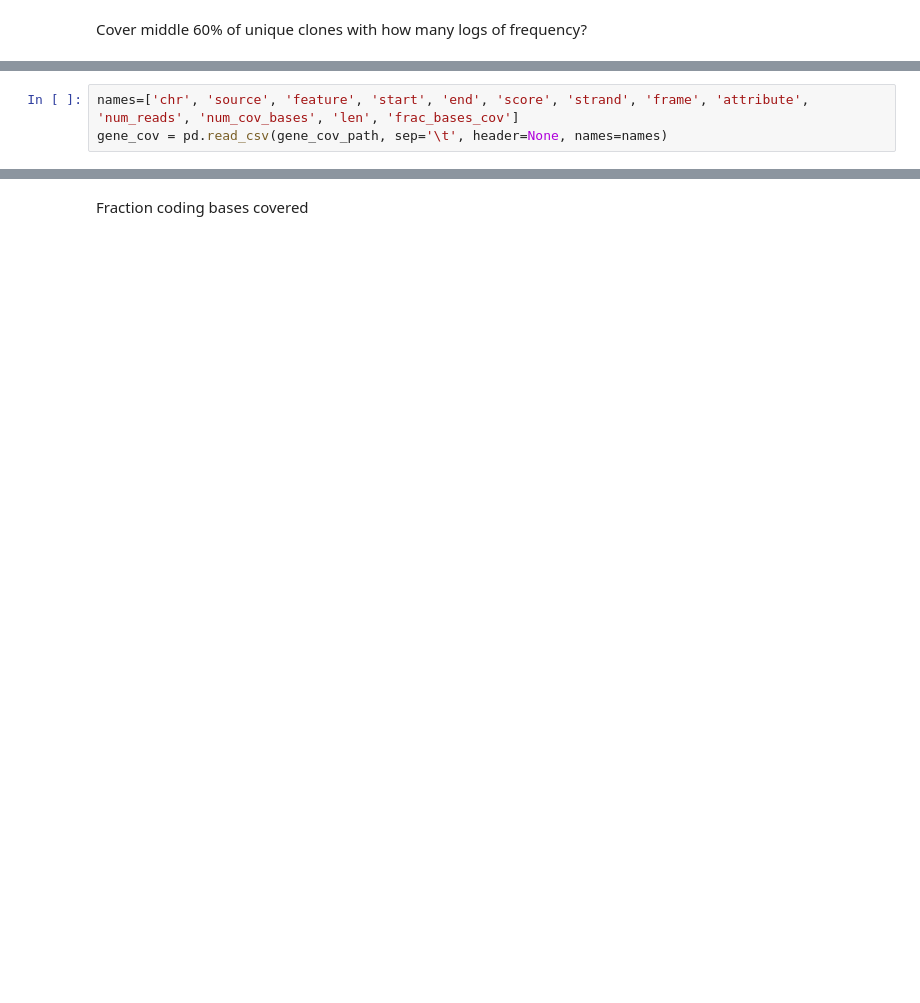
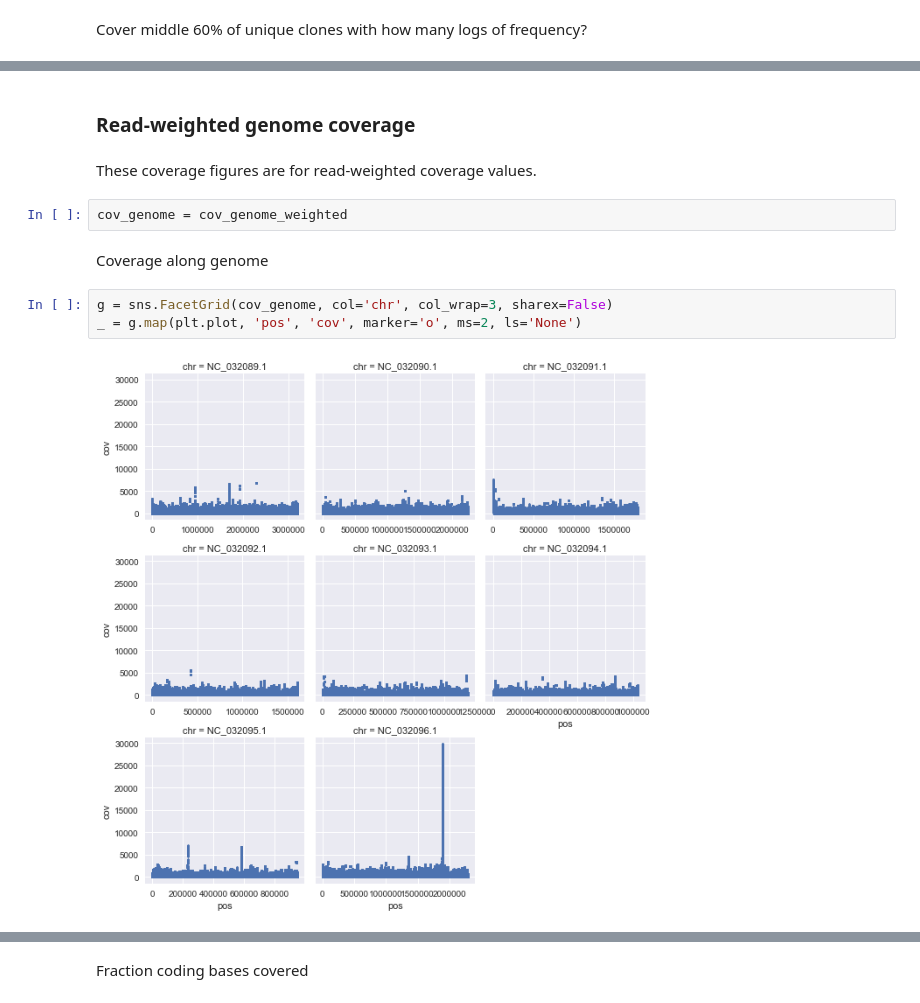
Before and after one commit to lasersonlab/pepsyn, a Jupyter notebook: workflows/single_species_single_end.ipynb, the cells around one changed output, grey strips where cells are left out. Drawn from its saved outputs; the diff is of its cells as text; blank space fills up the shorter version.

```diff
--- a/workflows/single_species_single_end.ipynb
+++ b/workflows/single_species_single_end.ipynb
@@ -166,3 +152,13 @@ np.log10(pct80) - np.log10(pct20)
-# %%
-names=['chr', 'source', 'feature', 'start', 'end', 'score', 'strand', 'frame', 'attribute', 'num_reads', 'num_cov_bases', 'len', 'frac_bases_cov']
-gene_cov = pd.read_csv(gene_cov_path, sep='\t', header=None, names=names)
+# %% [markdown]
+### Read-weighted genome coverage
+# %% [markdown]
+These coverage figures are for read-weighted coverage values.
+# %%
+cov_genome = cov_genome_weighted
+# %% [markdown]
+Coverage along genome
+# %%
+g = sns.FacetGrid(cov_genome, col='chr', col_wrap=3, sharex=False)
+_ = g.map(plt.plot, 'pos', 'cov', marker='o', ms=2, ls='None')
+# %% [output]
+[figure, added]
```
Also changed, not shown: parts of 174 cells of this notebook, 2 other files.
